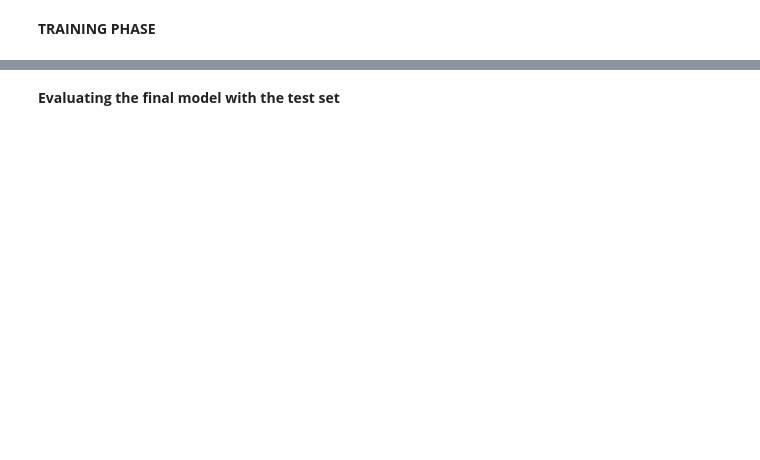
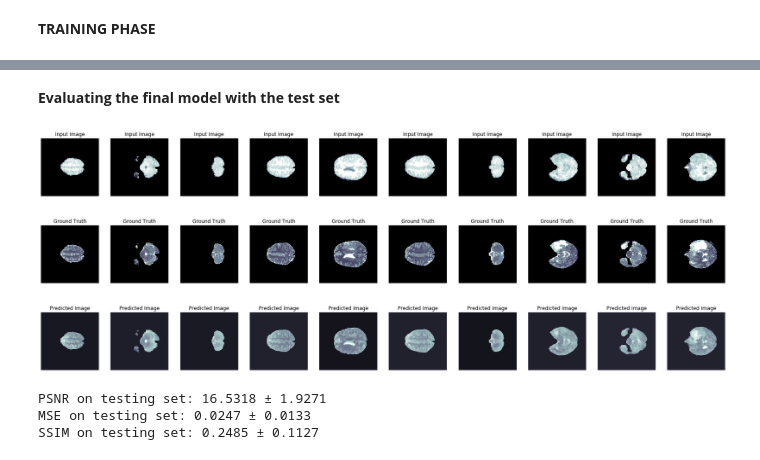
Before and after one commit to EmanuelAlogna/Brain-MRI-generation-using-GANs, a Jupyter notebook: src/MRI_generation_with_pix2pix(P2P_t2).ipynb, the cells around one changed output, grey strips where cells are left out. Cells and saved outputs as stored; diff of their text form; code cells hidden in the pictures; blank space fills up the shorter version.

```diff
--- a/src/MRI_generation_with_pix2pix(P2P_t2).ipynb
+++ b/src/MRI_generation_with_pix2pix(P2P_t2).ipynb
@@ -401,0 +410,18 @@ def generate_complete_batch(model, test_input, tar, train):
+# %%
+"""
+modalities = ['MR_T1_mri', 'MR_T2_mri']
+for raw_record in validation.take(1):
+    inp, ground_truth = take_images_from_raw(raw_record)
+
+    prediction = generate_complete_batch(generator, inp, ground_truth, False)
+
+    inp_cr, ground_truth_cr, prediction_cr = resize_with_crop(inp, ground_truth, prediction)
+    prediction_normalized_cr = normalize(prediction_cr)
+
+    mean, std, psnr = compute_psnr(ground_truth_cr, prediction_normalized_cr)
+    print("PSNR norm: {} ± {}".format((f'{mean:.4f}'), (f'{std:.4f}')))
+    mean, std, ssim = compute_ssim(ground_truth_cr, prediction_normalized_cr)
+    print("SSIM norm: {} ± {}".format((f'{mean:.4f}'), (f'{std:.4f}')))
+    mean, std, mse = compute_mse(ground_truth_cr, prediction_normalized_cr)
+    print("MSE norm: {} ± {}".format((f'{mean:.4f}'), (f'{std:.4f}')))
+"""
@@ -474,6 +486,7 @@ def resize_with_crop(image_input, image_ground_truth, image_prediction):
 
     return image_input, image_ground_truth, image_prediction
 # %%
+"""
 modalities = ['MR_T1_mri', 'MR_T2_mri']
 for raw_record in testing.take(1):
     inp, ground_truth = take_images_from_raw(raw_record)
@@ -483,7 +496,7 @@ for raw_record in testing.take(1):
 # the functions below do exactly the same thing, but the first prints only the first sample from the batch,
 # while w/the second ALL the images of the batch are printed out.
 
-    prediction = generate_images(generator, inp, ground_truth, False)
+    prediction = generate_complete_batch(generator, inp, ground_truth, False)
     inp_cr, ground_truth_cr, prediction_cr = resize_with_crop(inp, ground_truth, prediction)
     print(prediction.shape, prediction_cr.shape)
 
@@ -495,19 +508,29 @@ for raw_record in testing.take(1):
 
     prediction_normalized_cr = normalize(prediction_cr)
 
-    """
+
     for i in range (BATCH_SIZE):
         max_value_image2 = np.amax(prediction[i])
         min_value_image2 = np.amin(prediction[i])
         max_value_image1 = np.amax(prediction_cr[i])
         min_value_image1 = np.amin(prediction_cr[i])
         print(i, min_value_image2, max_value_image2)
-    """
 
-    mean, std = compute_psnr(ground_truth_cr, prediction_normalized_cr)
+
+    mean, std, psnr = compute_psnr(ground_truth_cr, prediction_cr)
     print("PSNR: {} ± {}".format((f'{mean:.4f}'), (f'{std:.4f}')))
-    mean, std = compute_ssim(ground_truth_cr, prediction_normalized_cr)
+    mean, std, ssim = compute_ssim(ground_truth_cr, prediction_cr)
     print("SSIM: {} ± {}".format((f'{mean:.4f}'), (f'{std:.4f}')))
-    mean, std = compute_mse(ground_truth_cr, prediction_normalized_cr)
+    mean, std, mse = compute_mse(ground_truth_cr, prediction_cr)
     print("MSE: {} ± {}".format((f'{mean:.4f}'), (f'{std:.4f}')))
+
+    mean, std, psnr = compute_psnr(ground_truth_cr, prediction_normalized_cr)
+    print("PSNR norm: {} ± {}".format((f'{mean:.4f}'), (f'{std:.4f}')))
+    mean, std, ssim = compute_ssim(ground_truth_cr, prediction_normalized_cr)
+    print("SSIM norm: {} ± {}".format((f'{mean:.4f}'), (f'{std:.4f}')))
+    mean, std, mse = compute_mse(ground_truth_cr, prediction_normalized_cr)
+    print("MSE norm: {} ± {}".format((f'{mean:.4f}'), (f'{std:.4f}')))
+
+
+"""
 # %% [output]
@@ -725,2 +770,15 @@ Time taken for epoch 5 is 380.95407342910767 sec
+# %% [markdown]
+**Evaluating the final model with the test set**
+# %%
+# Let's check the scores of this model.
+
+evaluate_GAN(generator, testing, 'test')
+# %% [output]
+[figure, added]
+[figure, added]
+[figure, added]
+PSNR on testing set: 16.5318 ± 1.9271
+MSE on testing set: 0.0247 ± 0.0133
+SSIM on testing set: 0.2485 ± 0.1127
 # %%
 # in the testing there are 28 patients so 128*28 = 3584 samples
@@ -773,5 +834,3 @@ Time taken for epoch 5 is 380.95407342910767 sec
 # training with 32 samples and bs = 32 (1024 samples fed to the GAN), GPU took 14/15/16/17 seconds
 # %%
 tf.keras.backend.clear_session()  # For easy reset of notebook state.
-# %% [markdown]
-**Evaluating the final model with the test set**
```
Also changed, not shown: parts of 23 cells of this notebook.
